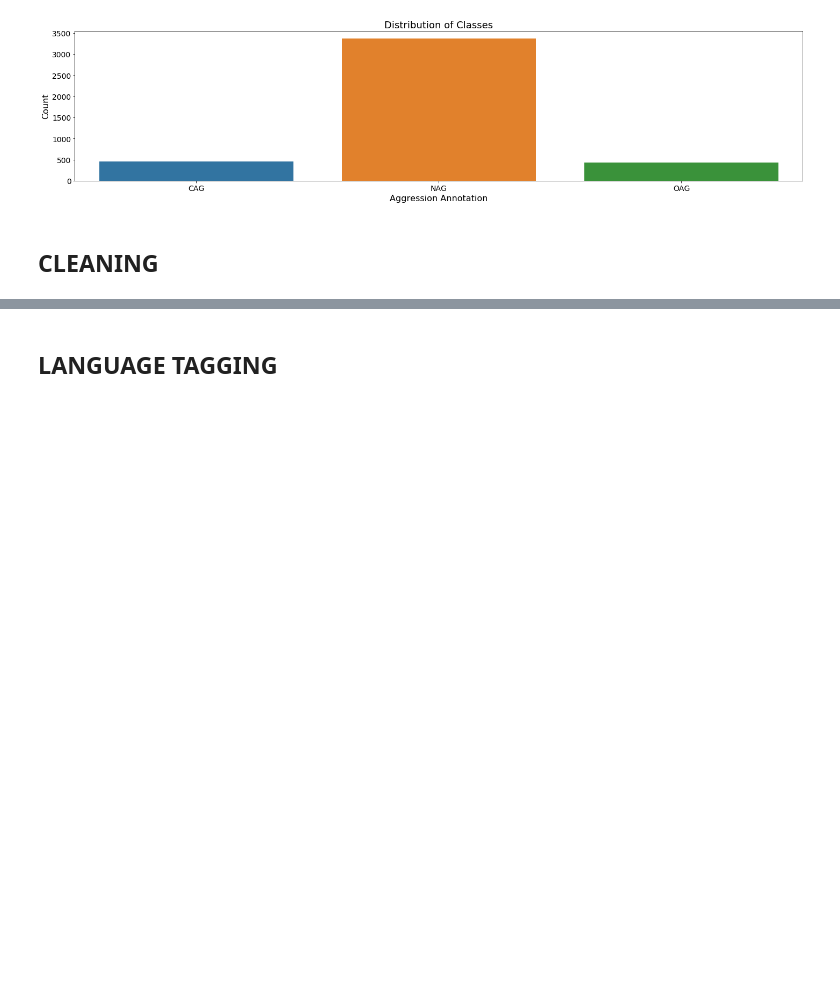
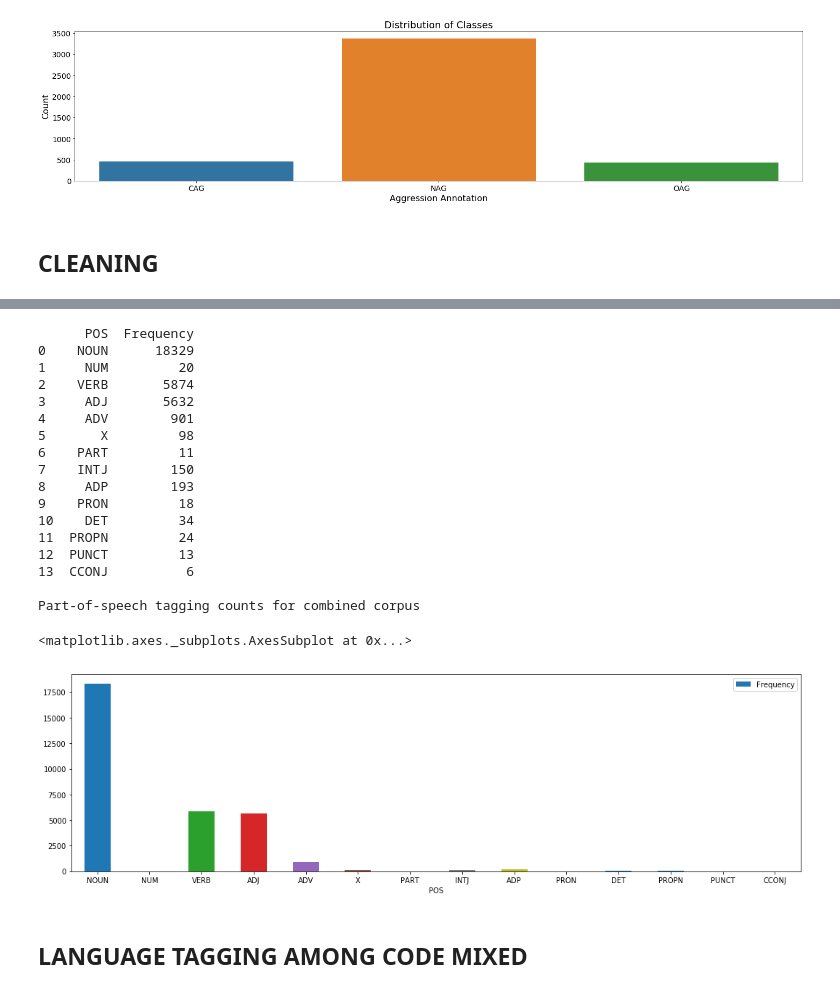
Before and after one commit to rachitsaksena/Multilingual-Agression-Classification, a Jupyter notebook: TRAC-2.ipynb, the cells around one changed output, grey strips where cells are left out. Drawn from its saved outputs; the diff is of its cells as text; code cells hidden in the pictures; blank space fills up the shorter version.

```diff
--- a/TRAC-2.ipynb
+++ b/TRAC-2.ipynb
@@ -27,6 +22,8 @@ import matplotlib.pyplot as plt
 from googletrans import Translator
 
 import spacy
+nlp = spacy.load('en_core_web_sm')
+
 import nltk
 from nltk.tokenize import TweetTokenizer
 from nltk.corpus import stopwords
@@ -101,10 +98,10 @@ Name: Sub-task A, dtype: int64
 # %% [markdown]
 ## CLEANING
 # %%
-def POS(df):
+def POS(df, attribute):
     total_tokens = []
     freq = {}
-    for text in df['Text']:
+    for text in df[attribute]:
         doc = nlp(text)
         tokens = []
         for word in doc:
@@ -118,8 +115,3 @@ def POS(df):
         total_tokens.append(tokens)
     pos_df = pd.DataFrame({'POS': list(freq.keys()), 'Frequency':list(freq.values())})
     return pos_df
-
-pos_df = POS(eng_train)
-print(pos_df)
-print('\nPart-of-speech tagging counts for combined corpus')
-pos_df.plot.bar(x ='POS', y ='Frequency', rot = 0, figsize=(18,5))
@@ -197,5 +230,30 @@ def clean_text(df, lang):
+# %%
+pos_df = POS(eng_train, 'clean text')
+print(pos_df)
+print('\nPart-of-speech tagging counts for combined corpus')
+pos_df.plot.bar(x ='POS', y ='Frequency', rot = 0, figsize=(18,5))
+# %% [output]
+      POS  Frequency
+0    NOUN      18329
+1     NUM         20
+2    VERB       5874
+3     ADJ       5632
+4     ADV        901
+5       X         98
+6    PART         11
+7    INTJ        150
+8     ADP        193
+9    PRON         18
+10    DET         34
+11  PROPN         24
+12  PUNCT         13
+13  CCONJ          6
+
+Part-of-speech tagging counts for combined corpus
+<matplotlib.axes._subplots.AxesSubplot at 0x...>
+[figure, added]
 # %% [markdown]
-## LANGUAGE TAGGING
+## LANGUAGE TAGGING AMONG CODE MIXED
 # %%
 def lang_tag(df):
     for text in df.Text:
```
Also changed, not shown: parts of 8 cells of this notebook.
